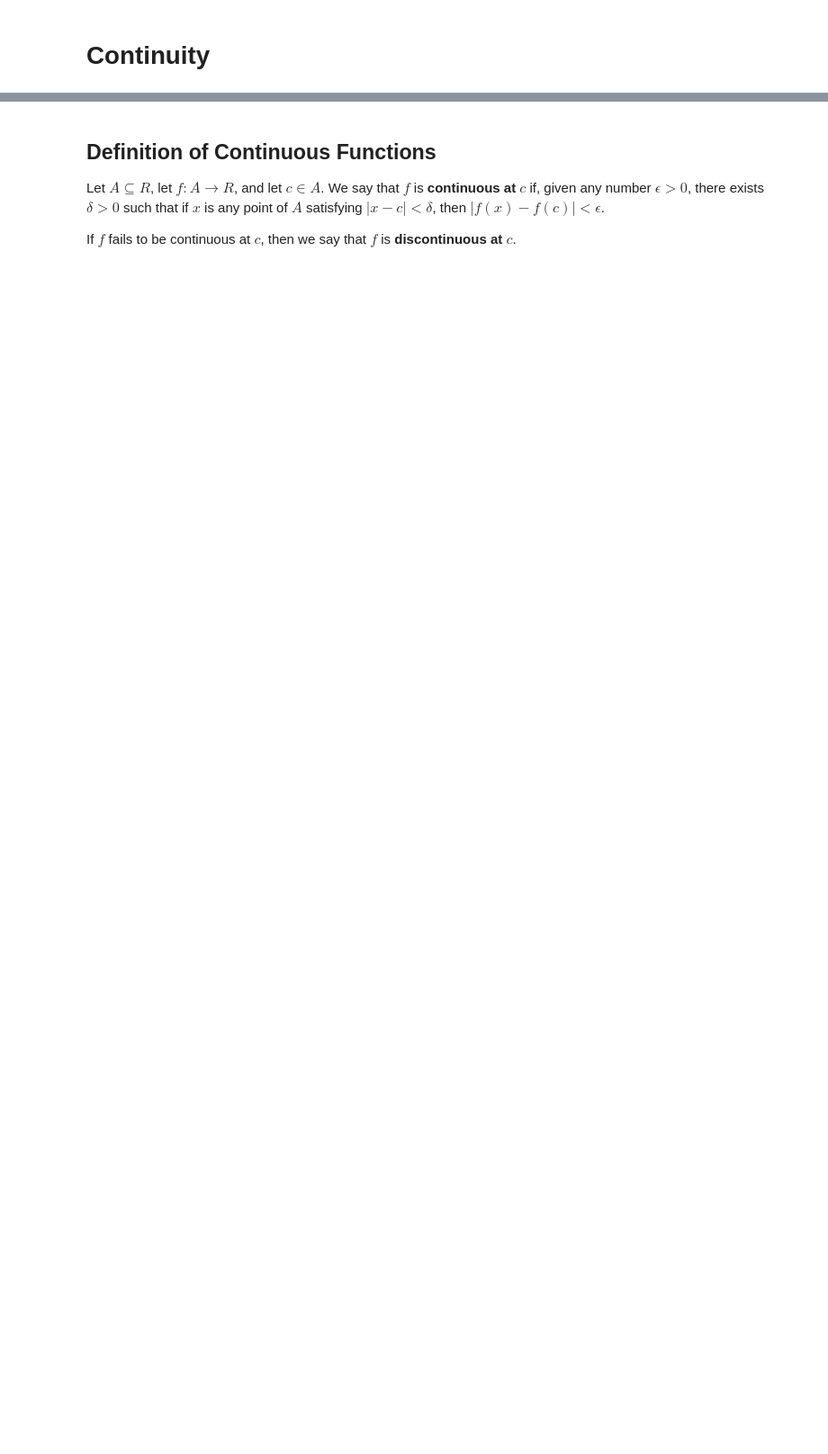
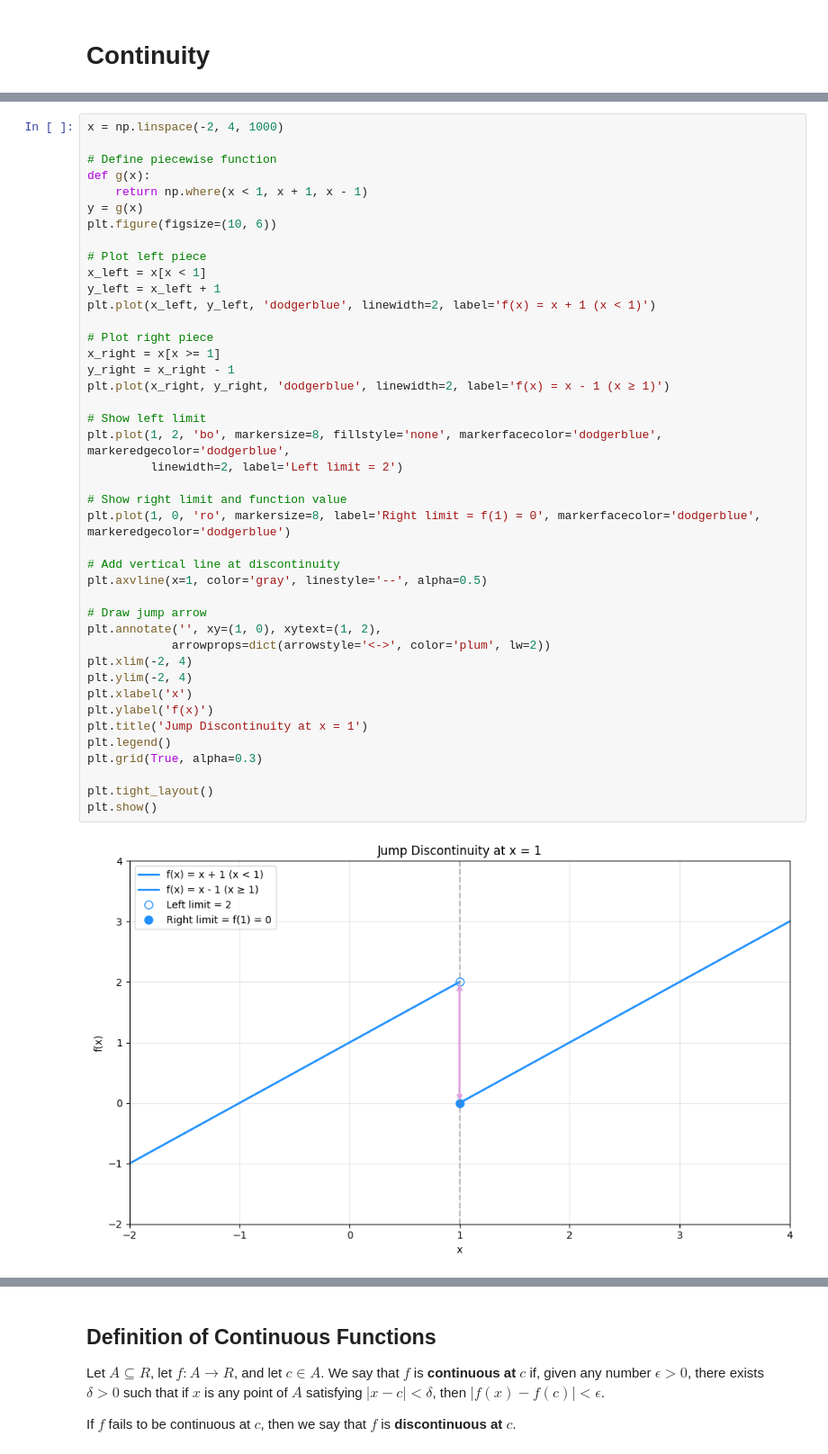
Before and after one commit to PatiphanAK/math-for-it, a Jupyter notebook: calculus/02_limits/05_Continuity.ipynb, the cells around one changed output, grey strips where cells are left out. Shown at 90% size. Saved outputs shown, nothing was run; the diff lists cells and outputs as text; blank space fills up the shorter version.

```diff
--- a/calculus/02_limits/05_Continuity.ipynb
+++ b/calculus/02_limits/05_Continuity.ipynb
@@ -42,0 +96,44 @@ If the functions $f$ and $g$ are continuous at $x = c$, then the following algeb
+# %%
+x = np.linspace(-2, 4, 1000)
+
+# Define piecewise function
+def g(x):
+    return np.where(x < 1, x + 1, x - 1)
+y = g(x)
+plt.figure(figsize=(10, 6))
+
+# Plot left piece
+x_left = x[x < 1]
+y_left = x_left + 1
+plt.plot(x_left, y_left, 'dodgerblue', linewidth=2, label='f(x) = x + 1 (x < 1)')
+
+# Plot right piece
+x_right = x[x >= 1]
+y_right = x_right - 1
+plt.plot(x_right, y_right, 'dodgerblue', linewidth=2, label='f(x) = x - 1 (x ≥ 1)')
+
+# Show left limit
+plt.plot(1, 2, 'bo', markersize=8, fillstyle='none', markerfacecolor='dodgerblue', markeredgecolor='dodgerblue',
+         linewidth=2, label='Left limit = 2')
+
+# Show right limit and function value
+plt.plot(1, 0, 'ro', markersize=8, label='Right limit = f(1) = 0', markerfacecolor='dodgerblue', markeredgecolor='dodgerblue')
+
+# Add vertical line at discontinuity
+plt.axvline(x=1, color='gray', linestyle='--', alpha=0.5)
+
+# Draw jump arrow
+plt.annotate('', xy=(1, 0), xytext=(1, 2),
+            arrowprops=dict(arrowstyle='<->', color='plum', lw=2))
+plt.xlim(-2, 4)
+plt.ylim(-2, 4)
+plt.xlabel('x')
+plt.ylabel('f(x)')
+plt.title('Jump Discontinuity at x = 1')
+plt.legend()
+plt.grid(True, alpha=0.3)
+
+plt.tight_layout()
+plt.show()
+# %% [output]
+[figure, added]
```
Also changed, not shown: parts of 12 cells of this notebook.
